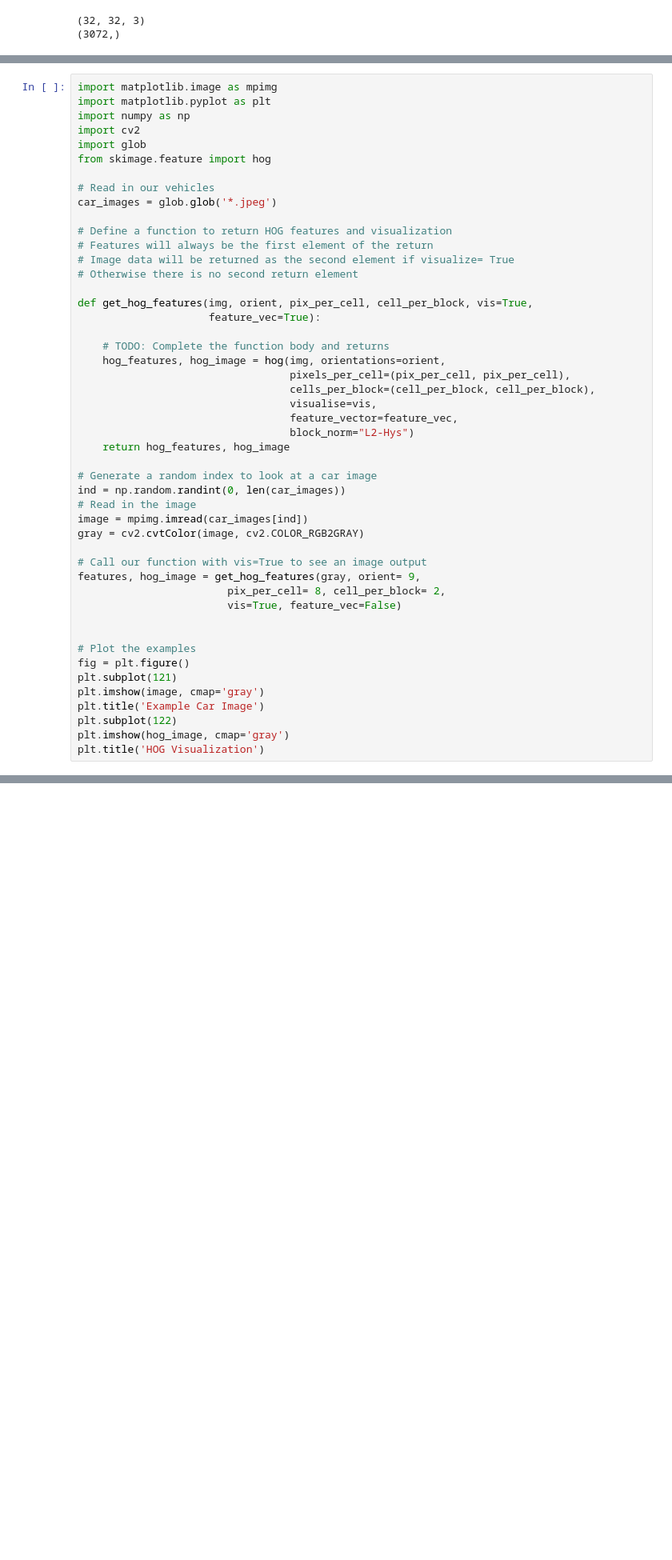
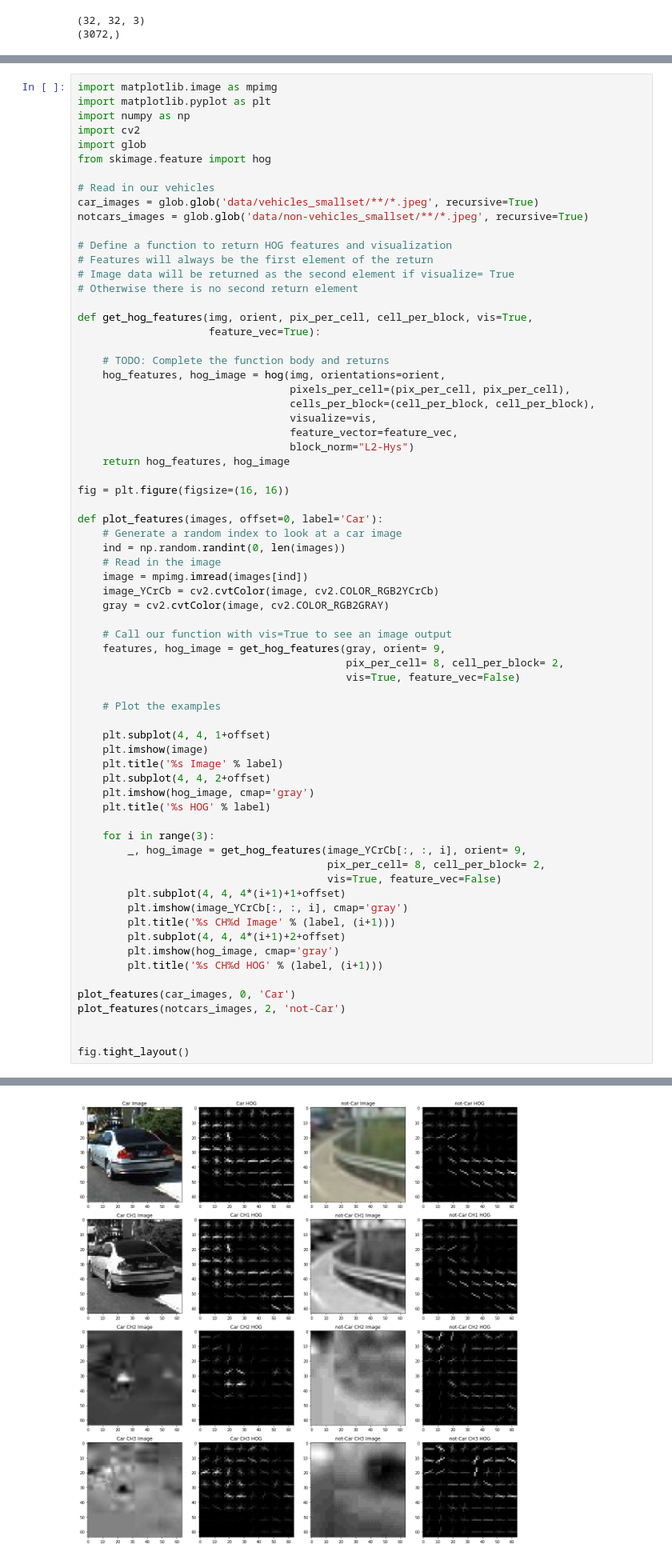
Before and after one commit to ronhuafeng/CarND-Vehicle-Detection, a Jupyter notebook: playground.ipynb, the cells around one changed output, grey strips where cells are left out. Shown at 80% size. Saved outputs shown, nothing was run; the diff lists cells and outputs as text; blank space fills up the shorter version.

```diff
--- a/playground.ipynb
+++ b/playground.ipynb
@@ -339,7 +339,8 @@ import glob
 from skimage.feature import hog
 
 # Read in our vehicles
-car_images = glob.glob('*.jpeg')
+car_images = glob.glob('data/vehicles_smallset/**/*.jpeg', recursive=True)
+notcars_images = glob.glob('data/non-vehicles_smallset/**/*.jpeg', recursive=True)
 
 # Define a function to return HOG features and visualization
 # Features will always be the first element of the return
@@ -353,29 +354,49 @@ def get_hog_features(img, orient, pix_per_cell, cell_per_block, vis=True,
     hog_features, hog_image = hog(img, orientations=orient,
                                   pixels_per_cell=(pix_per_cell, pix_per_cell),
                                   cells_per_block=(cell_per_block, cell_per_block),
-                                  visualise=vis,
+                                  visualize=vis,
                                   feature_vector=feature_vec,
                                   block_norm="L2-Hys")
     return hog_features, hog_image
 
-# Generate a random index to look at a car image
-ind = np.random.randint(0, len(car_images))
-# Read in the image
-image = mpimg.imread(car_images[ind])
-gray = cv2.cvtColor(image, cv2.COLOR_RGB2GRAY)
+fig = plt.figure(figsize=(16, 16))
 
-# Call our function with vis=True to see an image output
-features, hog_image = get_hog_features(gray, orient= 9,
-                        pix_per_cell= 8, cell_per_block= 2,
-                        vis=True, feature_vec=False)
+def plot_features(images, offset=0, label='Car'):
+    # Generate a random index to look at a car image
+    ind = np.random.randint(0, len(images))
+    # Read in the image
+    image = mpimg.imread(images[ind])
+    image_YCrCb = cv2.cvtColor(image, cv2.COLOR_RGB2YCrCb)
+    gray = cv2.cvtColor(image, cv2.COLOR_RGB2GRAY)
+
+    # Call our function with vis=True to see an image output
+    features, hog_image = get_hog_features(gray, orient= 9,
+                                           pix_per_cell= 8, cell_per_block= 2,
+                                           vis=True, feature_vec=False)
+
+    # Plot the examples
+
+    plt.subplot(4, 4, 1+offset)
+    plt.imshow(image)
+    plt.title('%s Image' % label)
+    plt.subplot(4, 4, 2+offset)
+    plt.imshow(hog_image, cmap='gray')
+    plt.title('%s HOG' % label)
+
+    for i in range(3):
+        _, hog_image = get_hog_features(image_YCrCb[:, :, i], orient= 9,
+                                        pix_per_cell= 8, cell_per_block= 2,
+                                        vis=True, feature_vec=False)
+        plt.subplot(4, 4, 4*(i+1)+1+offset)
+        plt.imshow(image_YCrCb[:, :, i], cmap='gray')
+        plt.title('%s CH%d Image' % (label, (i+1)))
+        plt.subplot(4, 4, 4*(i+1)+2+offset)
+        plt.imshow(hog_image, cmap='gray')
+        plt.title('%s CH%d HOG' % (label, (i+1)))
+
+plot_features(car_images, 0, 'Car')
+plot_features(notcars_images, 2, 'not-Car')
 
 
-# Plot the examples
-fig = plt.figure()
-plt.subplot(121)
-plt.imshow(image, cmap='gray')
-plt.title('Example Car Image')
-plt.subplot(122)
-plt.imshow(hog_image, cmap='gray')
-plt.title('HOG Visualization')
+fig.tight_layout()
 # %% [output]
@@ -383,3 +403,4 @@ ValueError: low >= high
+[figure, added]
 # %%
 import numpy as np
 feature_list = [feature_vec1, feature_vec2, ...]
```
Also changed, not shown: parts of 2 cells of this notebook, 11 other files.
